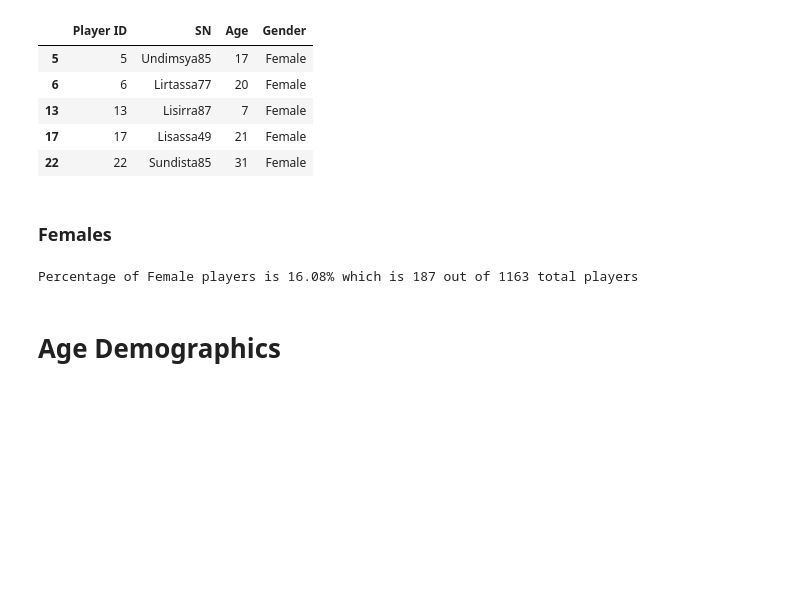
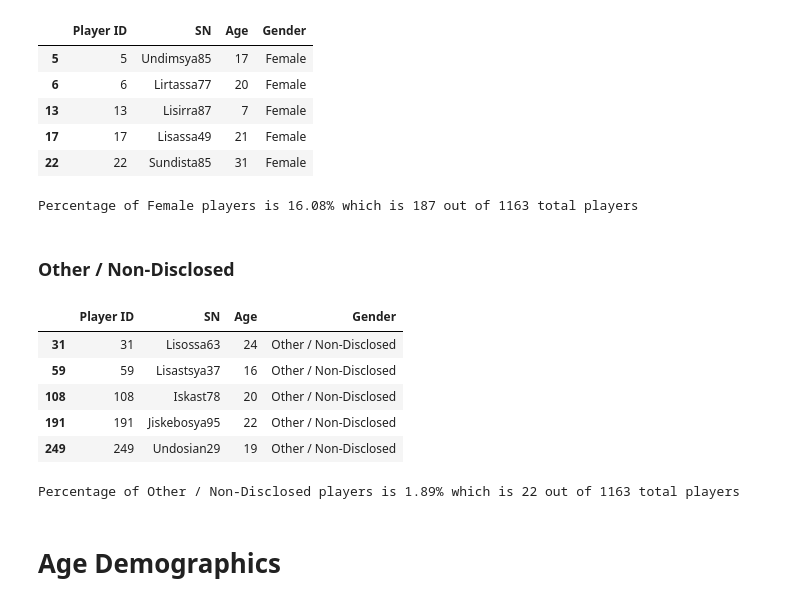
Before and after one commit to KSandez/Assignments, a Jupyter notebook: Pandas/HeroesOfPymoli/Heros_Pymoli_Results.ipynb, the cells around one changed output. Saved outputs shown, nothing was run; the diff lists cells and outputs as text; code cells hidden in the pictures; blank space fills up the shorter version.

```diff
--- a/Pandas/HeroesOfPymoli/Heros_Pymoli_Results.ipynb
+++ b/Pandas/HeroesOfPymoli/Heros_Pymoli_Results.ipynb
@@ -86,8 +88,6 @@ female_players_df.head()
 | 13 | 13 | Lisirra87 | 7 | Female |
 | 17 | 17 | Lisassa49 | 21 | Female |
 | 22 | 22 | Sundista85 | 31 | Female |
-# %% [markdown]
-### Females
 # %%
 female_count = len(female_players_df)
 female_count
@@ -96,6 +96,26 @@ percent_female_players = "{:.2f}%".format((female_count / count)*100)
 print("Percentage of Female players is " + str(percent_female_players) + " which is " + str(female_count) + " out of " + str(count) + " total players")
 # %% [output]
 Percentage of Female players is 16.08% which is 187 out of 1163 total players
+# %% [markdown]
+### Other / Non-Disclosed
+# %%
+other_players_df = players_df.loc[players_df["Gender"] == "Other / Non-Disclosed", ["Player ID","SN", "Age","Gender"]]
+other_players_df.head()
+# %% [output]
+|  | Player ID | SN | Age | Gender |
+| 31 | 31 | Lisossa63 | 24 | Other / Non-Disclosed |
+| 59 | 59 | Lisastsya37 | 16 | Other / Non-Disclosed |
+| 108 | 108 | Iskast78 | 20 | Other / Non-Disclosed |
+| 191 | 191 | Jiskebosya95 | 22 | Other / Non-Disclosed |
+| 249 | 249 | Undosian29 | 19 | Other / Non-Disclosed |
+# %%
+other_count = len(other_players_df)
+other_count
+
+percent_other_players = "{:.2f}%".format((other_count / count)*100)
+print("Percentage of Other / Non-Disclosed players is " + str(percent_other_players) + " which is " + str(other_count) + " out of " + str(count) + " total players")
+# %% [output]
+Percentage of Other / Non-Disclosed players is 1.89% which is 22 out of 1163 total players
 # %% [markdown]
 # Age Demographics
 # %%
```
Also changed, not shown: parts of 1 cell of this notebook.
